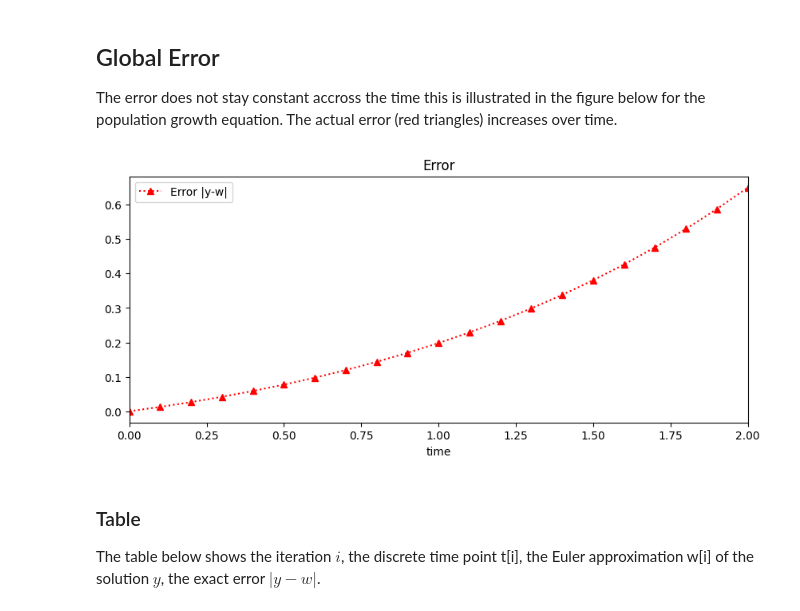
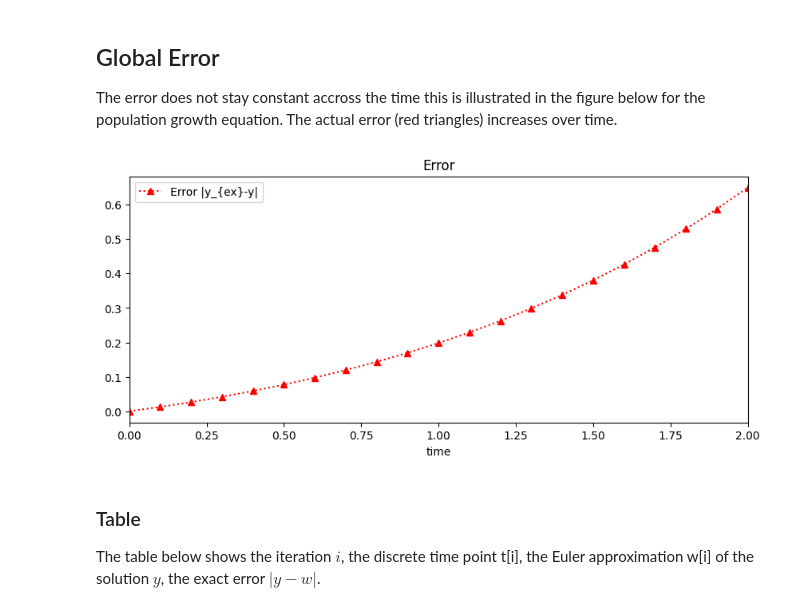
Before and after one commit to rcs1994/Teaching_DL4DEs_Fall_2025, a Jupyter notebook: NumericsODEs_EulerMethod.ipynb, the cells around one changed output. Cells and saved outputs as stored; diff of their text form; code cells hidden in the pictures.

```diff
--- a/NumericsODEs_EulerMethod.ipynb
+++ b/NumericsODEs_EulerMethod.ipynb
@@ -162,14 +147,14 @@ The error does not stay constant accross the time this is illustrated in the fig
 # %%
 fig = plt.figure(figsize=(10,4))
 plt.plot(time,np.abs(y-y_ex),'^:'
-         ,color='red',label='Error |y-w|')
+         ,color='red',label='Error |y_{ex}-y|')
 plt.xlim((0,2))
 plt.xlabel('time')
 plt.legend(loc='best')
 plt.title('Error')
 plt.plot();
 # %% [output]
-[figure, old version]
+[figure, new version]
 # %% [markdown]
 ### Table
 The table below shows the iteration $i$, the discrete time point t[i], the Euler approximation w[i] of the solution $y$, the exact error $|y-w|$.
```
Also changed, not shown: parts of 2 cells of this notebook.
